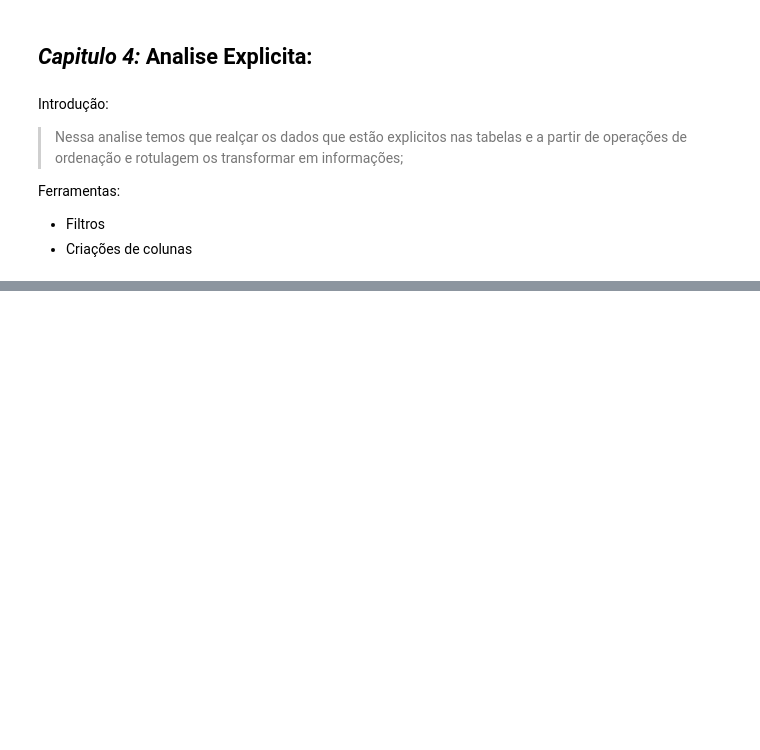
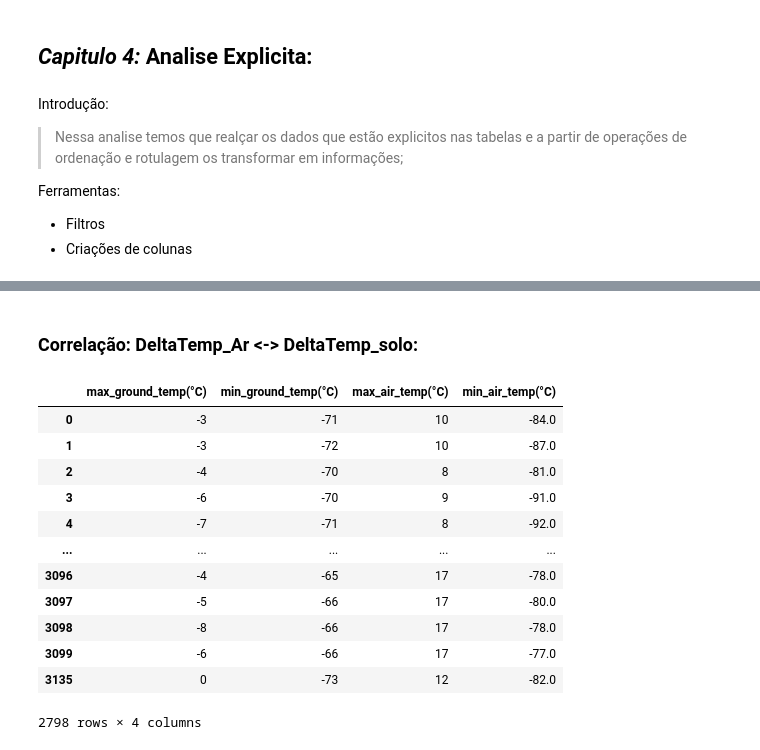
Before and after one commit to Gus-1003/DataScience, a Jupyter notebook: Análise_Dataset_REMS_Mars/Av3_Ciência_de_dados.ipynb, the cells around one changed output, grey strips where cells are left out. Drawn from its saved outputs; the diff is of its cells as text; code cells hidden in the pictures; blank space fills up the shorter version.

```diff
--- a/Análise_Dataset_REMS_Mars/Av3_Ciência_de_dados.ipynb
+++ b/Análise_Dataset_REMS_Mars/Av3_Ciência_de_dados.ipynb
@@ -561,0 +572,19 @@ Ferramentas:
+# %% [markdown]
+### Correlação: DeltaTemp_Ar <-> DeltaTemp_solo:
+# %%
+Temperavaria = Dataframe[['max_ground_temp(°C)', 'min_ground_temp(°C)', 'max_air_temp(°C)', 'min_air_temp(°C)']]
+Temperavaria
+# %% [output]
+|  | max_ground_temp(°C) | min_ground_temp(°C) | max_air_temp(°C) | min_air_temp(°C) |
+| 0 | -3 | -71 | 10 | -84.0 |
+| 1 | -3 | -72 | 10 | -87.0 |
+| 2 | -4 | -70 | 8 | -81.0 |
+| 3 | -6 | -70 | 9 | -91.0 |
+| 4 | -7 | -71 | 8 | -92.0 |
+| ... | ... | ... | ... | ... |
+| 3096 | -4 | -65 | 17 | -78.0 |
+| 3097 | -5 | -66 | 17 | -80.0 |
+| 3098 | -8 | -66 | 17 | -78.0 |
+| 3099 | -6 | -66 | 17 | -77.0 |
+| 3135 | 0 | -73 | 12 | -82.0 |
+2798 rows × 4 columns
```
Also changed, not shown: parts of 11 cells of this notebook.
